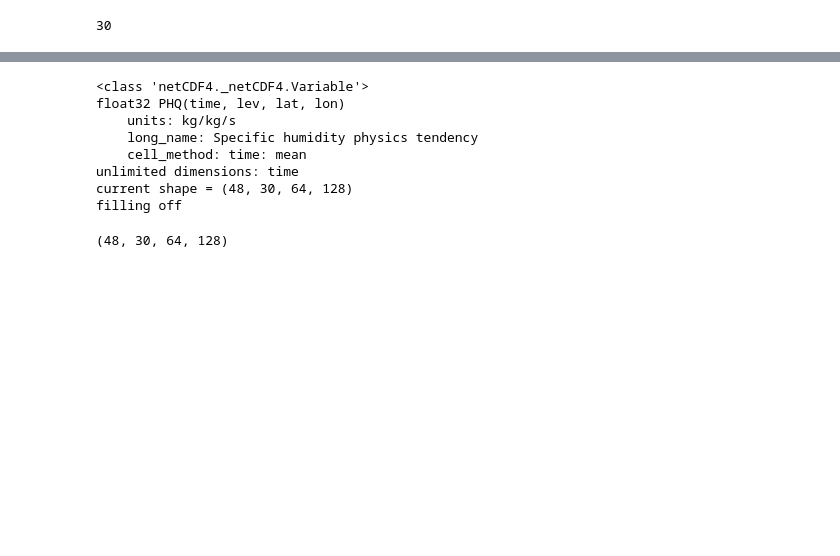
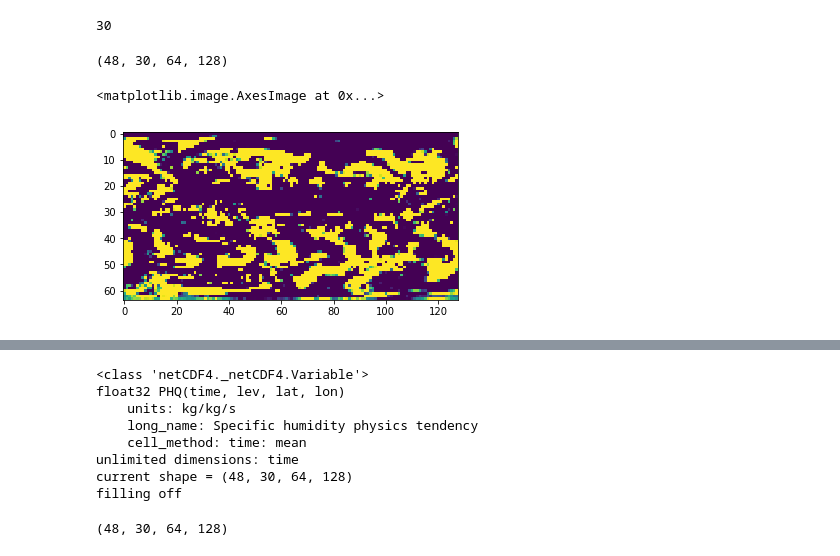
Before and after one commit to raspstephan/CBRAIN-CAM, a Jupyter notebook: data_processing/explore_aqua_files.ipynb, the cells around one changed output, grey strips where cells are left out. Cells and saved outputs as stored; diff of their text form; code cells hidden in the pictures; blank space fills up the shorter version.

Commit message:
Visualization of predictions with Mikes input/output

```diff
--- a/data_processing/explore_aqua_files.ipynb
+++ b/data_processing/explore_aqua_files.ipynb
@@ -39,0 +13,3 @@ AndKua_aqua_SPCAM3.0.cam2.h1.0001-01-01-00000.nc*
+# %%
+data_dir = '/project/meteo/w2w/A6/S.Rasp/SP-CAM/Aquaplanet/'
+%ls $data_dir
@@ -60,0 +82,9 @@ rg.dimensions['lev'].size
+# %%
+QRS.shape
+# %% [output]
+(48, 30, 64, 128)
+# %%
+plt.imshow(rg.variables['CLDTOT'][1, :, :])
+# %% [output]
+<matplotlib.image.AxesImage at 0x...>
+[figure, added]
```
Also changed, not shown: parts of 12 cells of this notebook, 5 other files.
